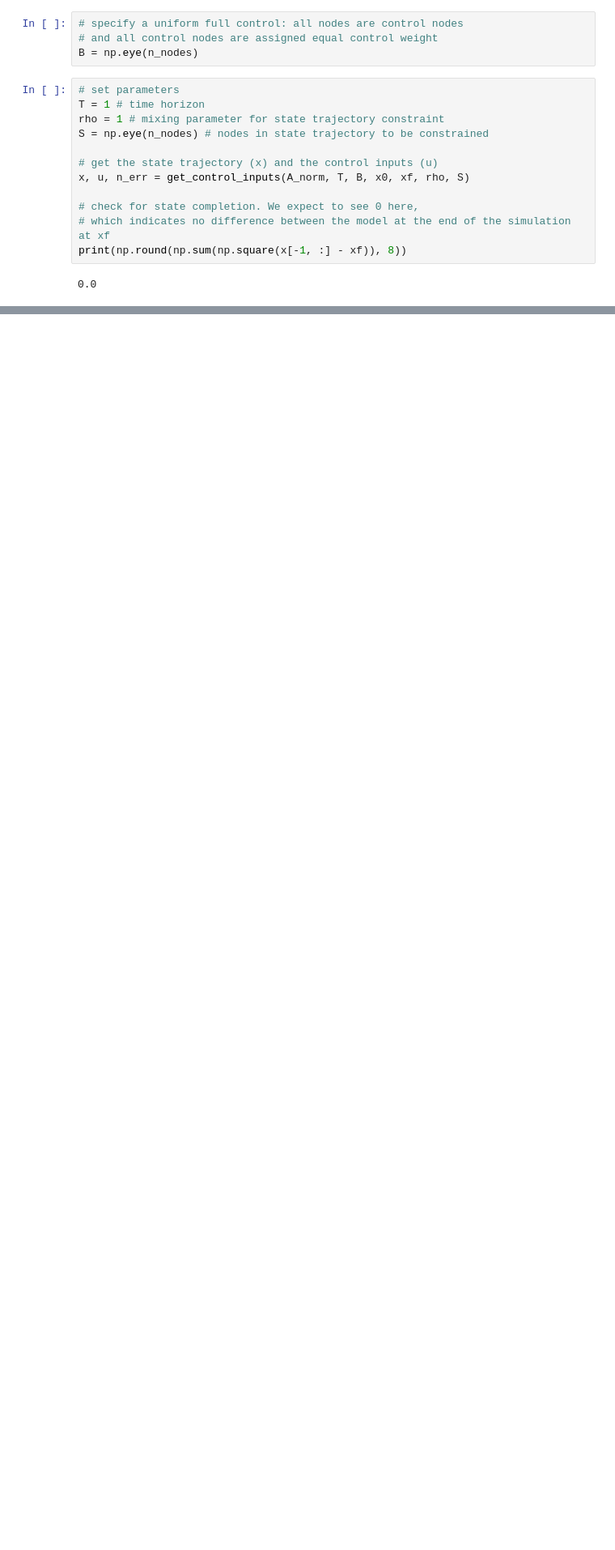
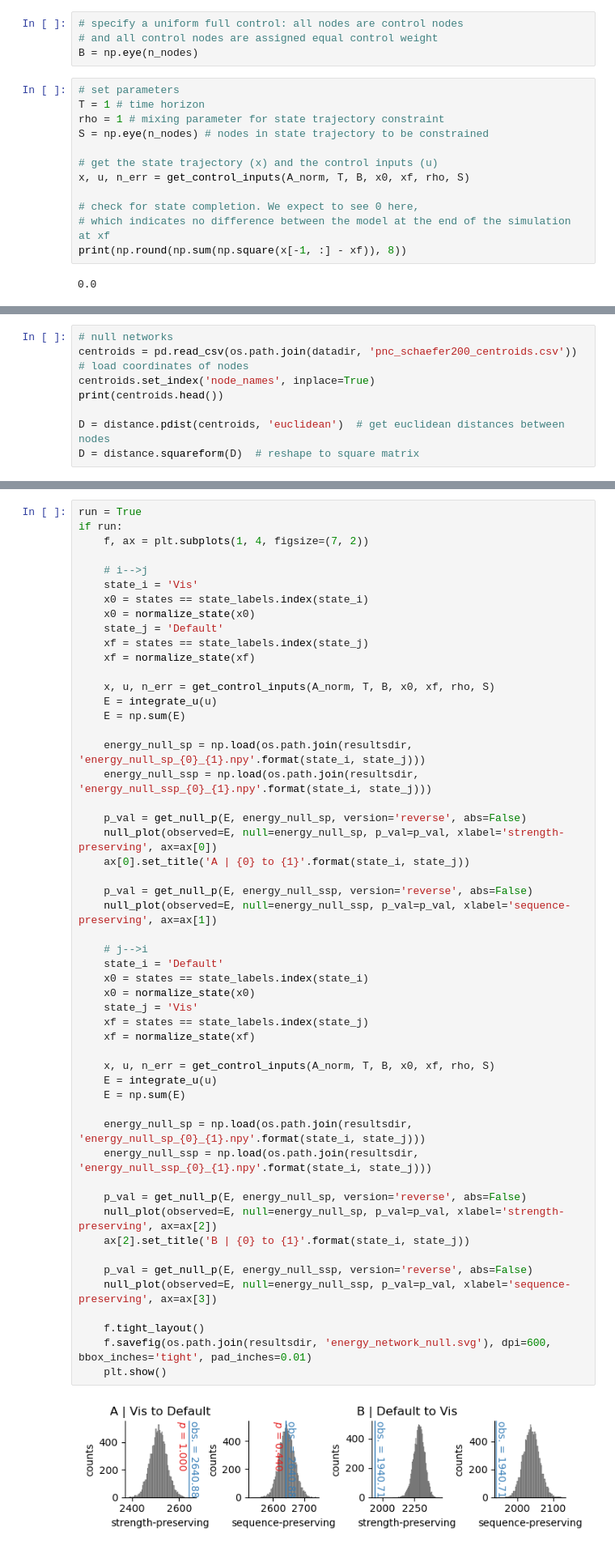
Before and after one commit to LindenParkesLab/nctpy, a Jupyter notebook: scripts/path_a_control_energy_binary.ipynb, the cells around one changed output, grey strips where cells are left out. Shown at 81% size. Cells and saved outputs as stored; diff of their text form; blank space fills up the shorter version.

```diff
--- a/scripts/path_a_control_energy_binary.ipynb
+++ b/scripts/path_a_control_energy_binary.ipynb
@@ -140,0 +149,8 @@ print(np.round(energy, 2))
+# %%
+# null networks
+centroids = pd.read_csv(os.path.join(datadir, 'pnc_schaefer200_centroids.csv'))  # load coordinates of nodes
+centroids.set_index('node_names', inplace=True)
+print(centroids.head())
+
+D = distance.pdist(centroids, 'euclidean')  # get euclidean distances between nodes
+D = distance.squareform(D)  # reshape to square matrix
@@ -140,0 +258,54 @@ print(np.round(energy, 2))
+# %%
+run = True
+if run:
+    f, ax = plt.subplots(1, 4, figsize=(7, 2))
+
+    # i-->j
+    state_i = 'Vis'
+    x0 = states == state_labels.index(state_i)
+    x0 = normalize_state(x0)
+    state_j = 'Default'
+    xf = states == state_labels.index(state_j)
+    xf = normalize_state(xf)
+
+    x, u, n_err = get_control_inputs(A_norm, T, B, x0, xf, rho, S)
+    E = integrate_u(u)
+    E = np.sum(E)
+
+    energy_null_sp = np.load(os.path.join(resultsdir, 'energy_null_sp_{0}_{1}.npy'.format(state_i, state_j)))
+    energy_null_ssp = np.load(os.path.join(resultsdir, 'energy_null_ssp_{0}_{1}.npy'.format(state_i, state_j)))
+
+    p_val = get_null_p(E, energy_null_sp, version='reverse', abs=False)
+    null_plot(observed=E, null=energy_null_sp, p_val=p_val, xlabel='strength-preserving', ax=ax[0])
+    ax[0].set_title('A | {0} to {1}'.format(state_i, state_j))
+
+    p_val = get_null_p(E, energy_null_ssp, version='reverse', abs=False)
+    null_plot(observed=E, null=energy_null_ssp, p_val=p_val, xlabel='sequence-preserving', ax=ax[1])
+
+    # j-->i
+    state_i = 'Default'
+    x0 = states == state_labels.index(state_i)
+    x0 = normalize_state(x0)
+    state_j = 'Vis'
+    xf = states == state_labels.index(state_j)
+    xf = normalize_state(xf)
+
+    x, u, n_err = get_control_inputs(A_norm, T, B, x0, xf, rho, S)
+    E = integrate_u(u)
+    E = np.sum(E)
+
+    energy_null_sp = np.load(os.path.join(resultsdir, 'energy_null_sp_{0}_{1}.npy'.format(state_i, state_j)))
+    energy_null_ssp = np.load(os.path.join(resultsdir, 'energy_null_ssp_{0}_{1}.npy'.format(state_i, state_j)))
+
+    p_val = get_null_p(E, energy_null_sp, version='reverse', abs=False)
+    null_plot(observed=E, null=energy_null_sp, p_val=p_val, xlabel='strength-preserving', ax=ax[2])
+    ax[2].set_title('B | {0} to {1}'.format(state_i, state_j))
+
+    p_val = get_null_p(E, energy_null_ssp, version='reverse', abs=False)
+    null_plot(observed=E, null=energy_null_ssp, p_val=p_val, xlabel='sequence-preserving', ax=ax[3])
+
+    f.tight_layout()
+    f.savefig(os.path.join(resultsdir, 'energy_network_null.svg'), dpi=600, bbox_inches='tight', pad_inches=0.01)
+    plt.show()
+# %% [output]
+[figure, added]
```
Also changed, not shown: parts of 8 cells of this notebook.
